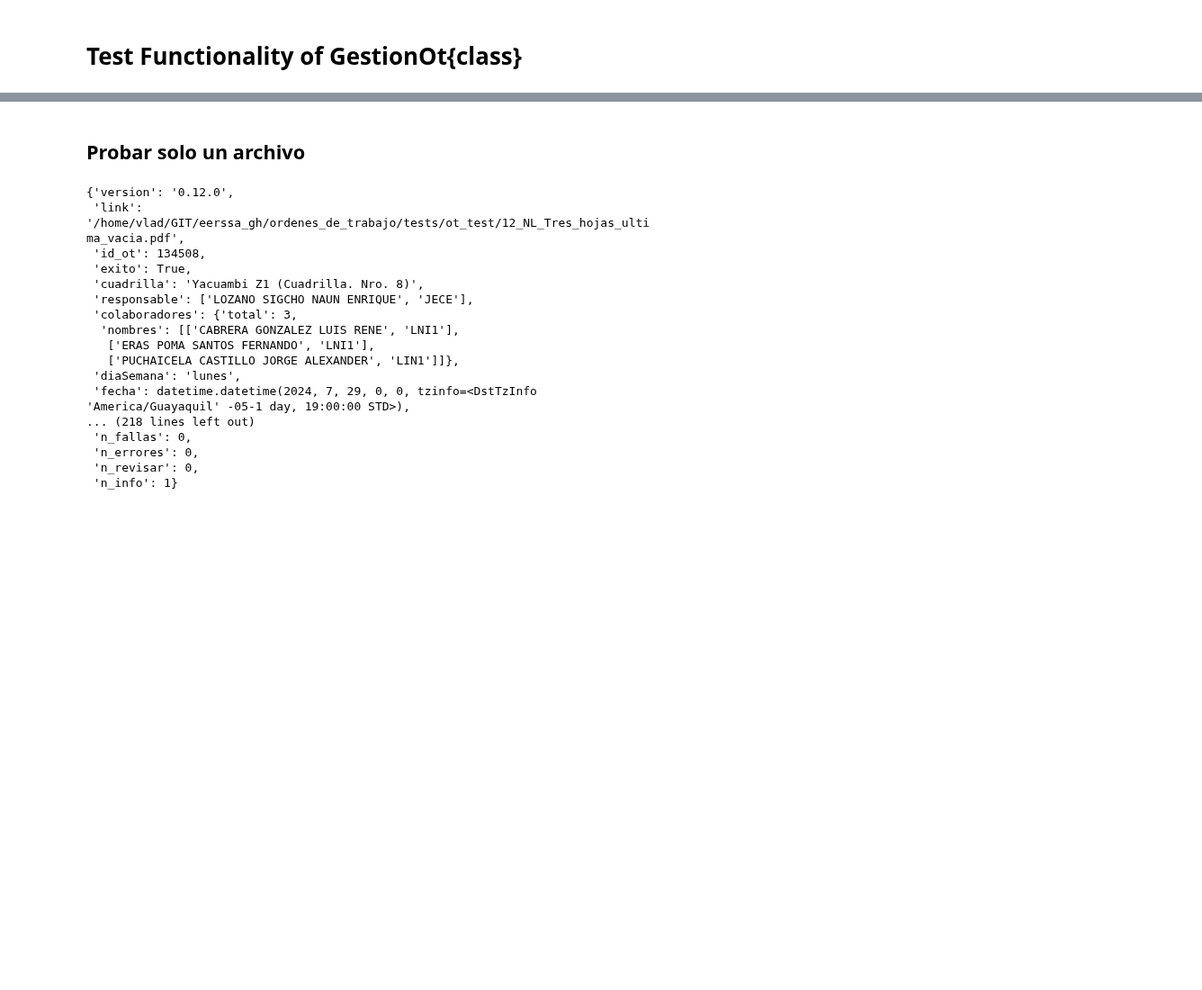
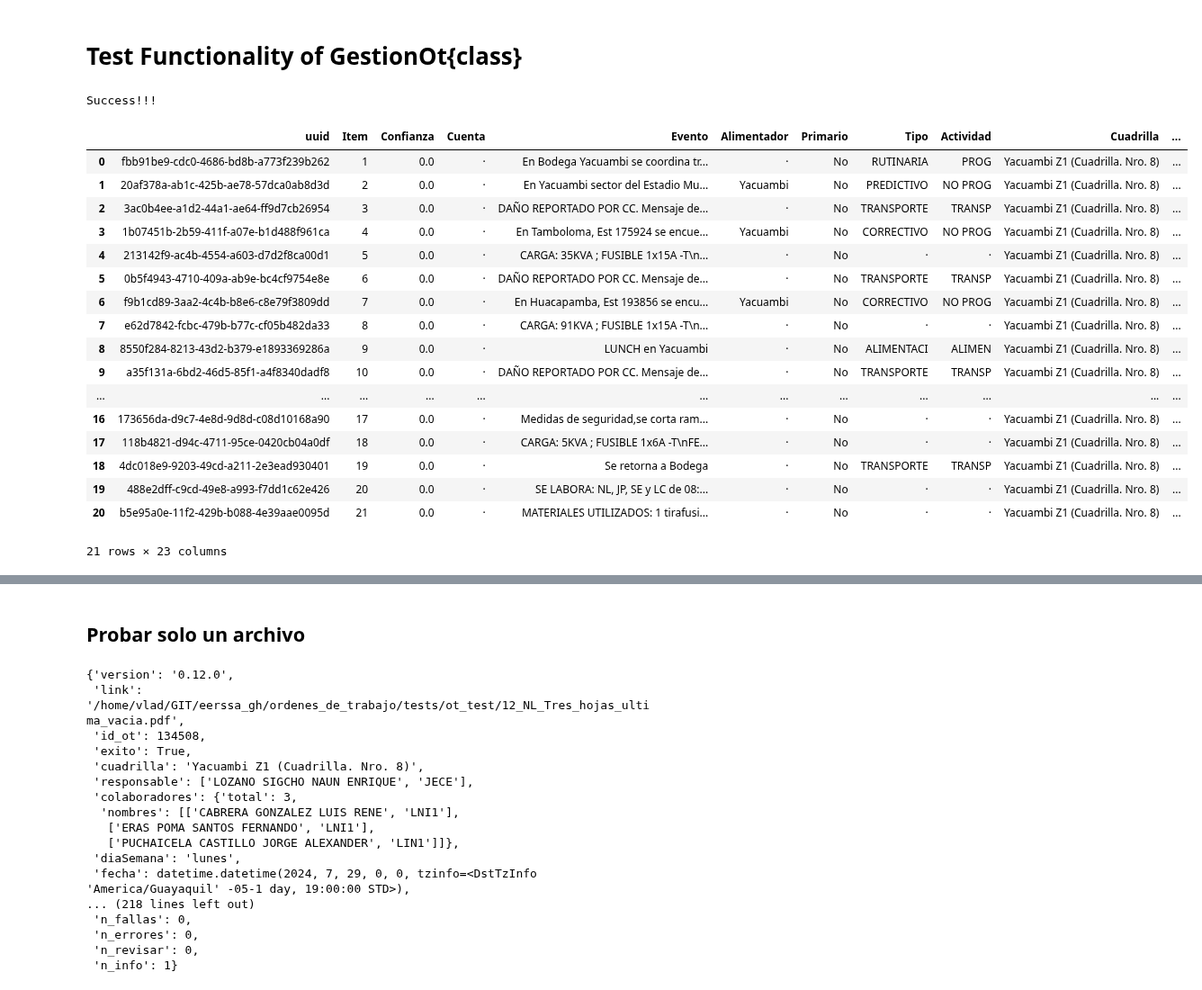
Before and after one commit to ernestopalacios/ordenes_de_trabajo, a Jupyter notebook: Test_GestionOT.ipynb, the cells around one changed output, grey strips where cells are left out. Shown at 90% size. Drawn from its saved outputs; the diff is of its cells as text; code cells hidden in the pictures; blank space fills up the shorter version.

Commit message:
Funciona hasta generar la Matriz, falta calificar la actividad

```diff
--- a/Test_GestionOT.ipynb
+++ b/Test_GestionOT.ipynb
@@ -1,2 +1,49 @@
 # %% [markdown]
 # Test Functionality of GestionOt{class}
+# %%
+
+from eerssa import gestionOT
+from eerssa import matrizActividades
+from pprint import pprint
+from pathlib import Path
+import pandas as pd
+
+test_path = '/home/vlad/GIT/eerssa_gh/ordenes_de_trabajo/tests/ot_test/'
+list_pdfs = []
+for path in Path( test_path ).glob("**/*.pdf"):
+  list_pdfs.append( str(path) )
+  list_pdfs.sort()
+
+obj_lists = []
+obj_data  = []
+for file in list_pdfs:
+  ot = gestionOT.GestionOt( file )
+  ot.load_ot()
+  obj_lists.append( ot )
+  obj_data.append( ot.data )
+
+  ot_as_pd = pd.DataFrame( obj_data )
+
+matriz_test = matrizActividades.ConvertirOT_a_ActividadesCSV(  ot_as_pd.iloc[3] )
+
+matriz_test
+# %% [output]
+Success!!!
+|  | uuid | Item | Confianza | Cuenta | Evento | Alimentador | Primario | Tipo | Actividad | Cuadrilla | ... |
+| 0 | fbb91be9-cdc0-4686-bd8b-a773f239b262 | 1 | 0.0 | · | En Bodega Yacuambi se coordina tr... | · | No | RUTINARIA | PROG | Yacuambi Z1 (Cuadrilla. Nro. 8) | ... |
+| 1 | 20af378a-ab1c-425b-ae78-57dca0ab8d3d | 2 | 0.0 | · | En Yacuambi sector del Estadio Mu... | Yacuambi | No | PREDICTIVO | NO PROG | Yacuambi Z1 (Cuadrilla. Nro. 8) | ... |
+| 2 | 3ac0b4ee-a1d2-44a1-ae64-ff9d7cb26954 | 3 | 0.0 | · | DAÑO REPORTADO POR CC. Mensaje de... | · | No | TRANSPORTE | TRANSP | Yacuambi Z1 (Cuadrilla. Nro. 8) | ... |
+| 3 | 1b07451b-2b59-411f-a07e-b1d488f961ca | 4 | 0.0 | · | En Tamboloma, Est 175924 se encue... | Yacuambi | No | CORRECTIVO | NO PROG | Yacuambi Z1 (Cuadrilla. Nro. 8) | ... |
+| 4 | 213142f9-ac4b-4554-a603-d7d2f8ca00d1 | 5 | 0.0 | · | CARGA: 35KVA ; FUSIBLE 1x15A -T\n... | · | No | · | · | Yacuambi Z1 (Cuadrilla. Nro. 8) | ... |
+| 5 | 0b5f4943-4710-409a-ab9e-bc4cf9754e8e | 6 | 0.0 | · | DAÑO REPORTADO POR CC. Mensaje de... | · | No | TRANSPORTE | TRANSP | Yacuambi Z1 (Cuadrilla. Nro. 8) | ... |
+| 6 | f9b1cd89-3aa2-4c4b-b8e6-c8e79f3809dd | 7 | 0.0 | · | En Huacapamba, Est 193856 se encu... | Yacuambi | No | CORRECTIVO | NO PROG | Yacuambi Z1 (Cuadrilla. Nro. 8) | ... |
+| 7 | e62d7842-fcbc-479b-b77c-cf05b482da33 | 8 | 0.0 | · | CARGA: 91KVA ; FUSIBLE 1x15A -T\n... | · | No | · | · | Yacuambi Z1 (Cuadrilla. Nro. 8) | ... |
+| 8 | 8550f284-8213-43d2-b379-e1893369286a | 9 | 0.0 | · | LUNCH en Yacuambi | · | No | ALIMENTACI | ALIMEN | Yacuambi Z1 (Cuadrilla. Nro. 8) | ... |
+| 9 | a35f131a-6bd2-46d5-85f1-a4f8340dadf8 | 10 | 0.0 | · | DAÑO REPORTADO POR CC. Mensaje de... | · | No | TRANSPORTE | TRANSP | Yacuambi Z1 (Cuadrilla. Nro. 8) | ... |
+| ... | ... | ... | ... | ... | ... | ... | ... | ... | ... | ... | ... |
+| 16 | 173656da-d9c7-4e8d-9d8d-c08d10168a90 | 17 | 0.0 | · | Medidas de seguridad,se corta ram... | · | No | · | · | Yacuambi Z1 (Cuadrilla. Nro. 8) | ... |
+| 17 | 118b4821-d94c-4711-95ce-0420cb04a0df | 18 | 0.0 | · | CARGA: 5KVA ; FUSIBLE 1x6A -T\nFE... | · | No | · | · | Yacuambi Z1 (Cuadrilla. Nro. 8) | ... |
+| 18 | 4dc018e9-9203-49cd-a211-2e3ead930401 | 19 | 0.0 | · | Se retorna a Bodega | · | No | TRANSPORTE | TRANSP | Yacuambi Z1 (Cuadrilla. Nro. 8) | ... |
+| 19 | 488e2dff-c9cd-49e8-a993-f7dd1c62e426 | 20 | 0.0 | · | SE LABORA: NL, JP, SE y LC de 08:... | · | No | · | · | Yacuambi Z1 (Cuadrilla. Nro. 8) | ... |
+| 20 | b5e95a0e-11f2-429b-b088-4e39aae0095d | 21 | 0.0 | · | MATERIALES UTILIZADOS: 1 tirafusi... | · | No | · | · | Yacuambi Z1 (Cuadrilla. Nro. 8) | ... |
+21 rows × 23 columns
```
Also changed, not shown: parts of 17 cells of this notebook, 3 other files.
